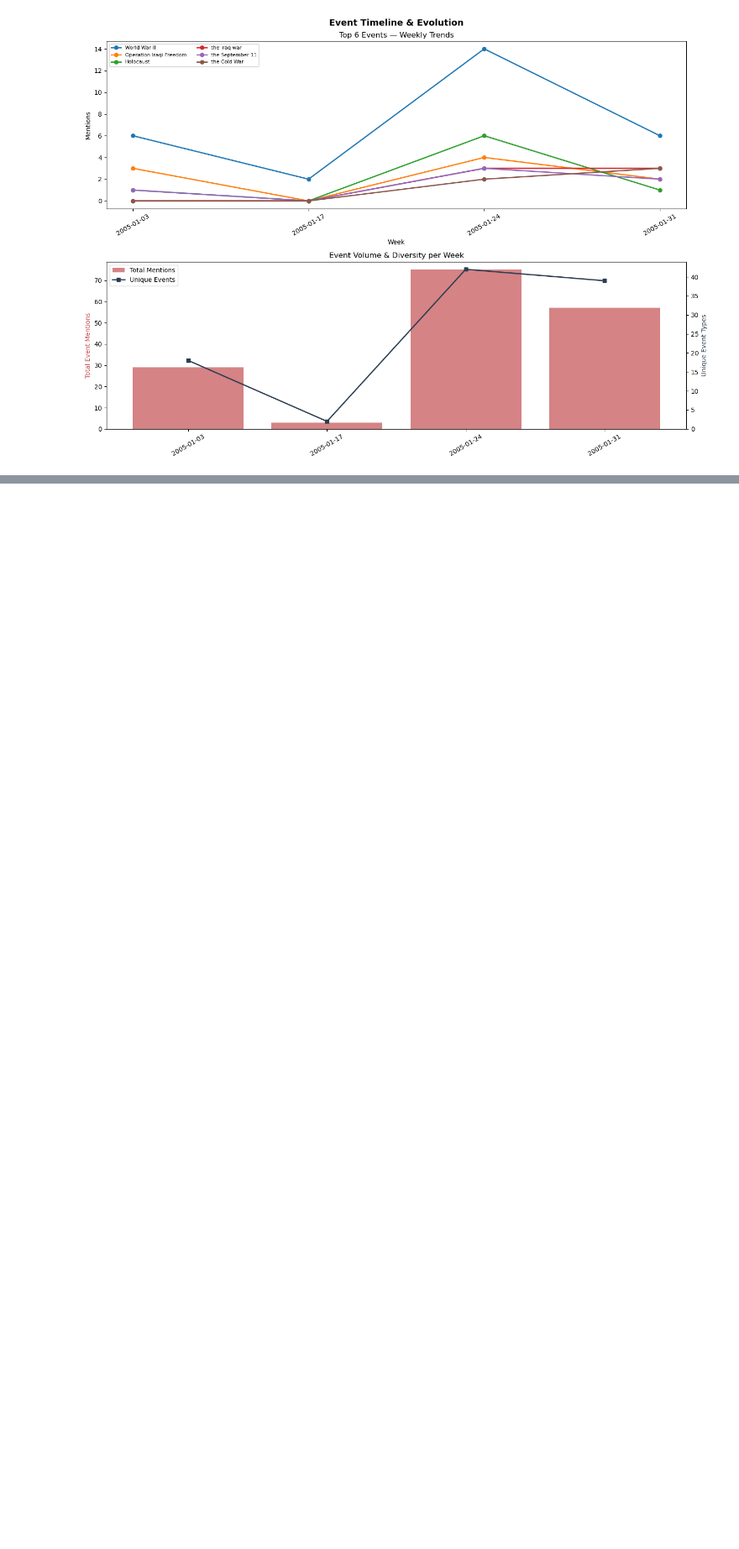
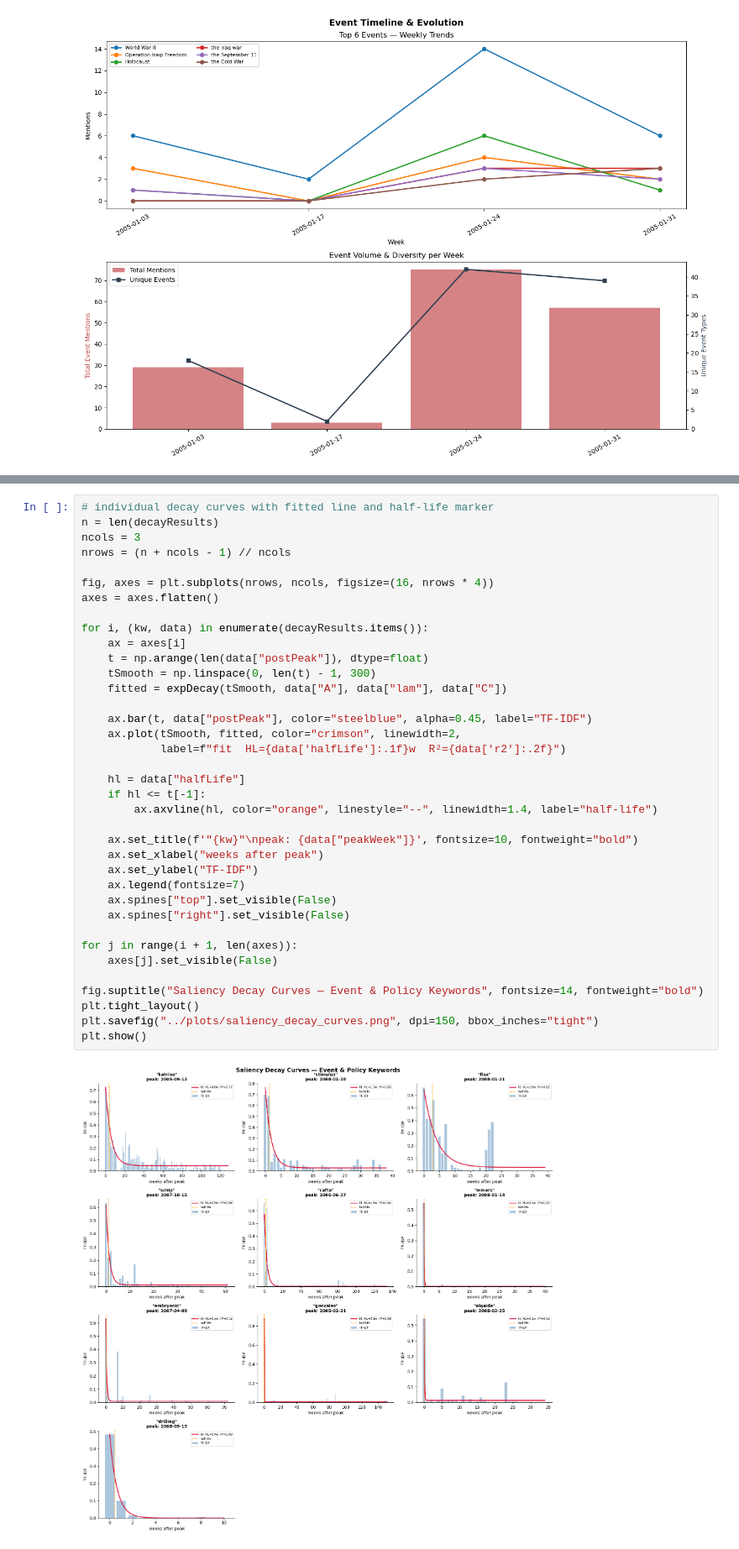
Before and after one commit to macdeath-AA/congressional-records-events-saliency, a Jupyter notebook: code/analysis.ipynb, the cells around one changed output, grey strips where cells are left out. Shown at 84% size. Saved outputs shown, nothing was run; the diff lists cells and outputs as text; blank space fills up the shorter version.

Commit message:
saliency decay

```diff
--- a/code/analysis.ipynb
+++ b/code/analysis.ipynb
@@ -991,0 +1100,39 @@ plt.show()
+# %%
+# individual decay curves with fitted line and half-life marker
+n = len(decayResults)
+ncols = 3
+nrows = (n + ncols - 1) // ncols
+
+fig, axes = plt.subplots(nrows, ncols, figsize=(16, nrows * 4))
+axes = axes.flatten()
+
+for i, (kw, data) in enumerate(decayResults.items()):
+    ax = axes[i]
+    t = np.arange(len(data["postPeak"]), dtype=float)
+    tSmooth = np.linspace(0, len(t) - 1, 300)
+    fitted = expDecay(tSmooth, data["A"], data["lam"], data["C"])
+
+    ax.bar(t, data["postPeak"], color="steelblue", alpha=0.45, label="TF-IDF")
+    ax.plot(tSmooth, fitted, color="crimson", linewidth=2,
+            label=f"fit  HL={data['halfLife']:.1f}w  R²={data['r2']:.2f}")
+
+    hl = data["halfLife"]
+    if hl <= t[-1]:
+        ax.axvline(hl, color="orange", linestyle="--", linewidth=1.4, label="half-life")
+
+    ax.set_title(f'"{kw}"\npeak: {data["peakWeek"]}', fontsize=10, fontweight="bold")
+    ax.set_xlabel("weeks after peak")
+    ax.set_ylabel("TF-IDF")
+    ax.legend(fontsize=7)
+    ax.spines["top"].set_visible(False)
+    ax.spines["right"].set_visible(False)
+
+for j in range(i + 1, len(axes)):
+    axes[j].set_visible(False)
+
+fig.suptitle("Saliency Decay Curves — Event & Policy Keywords", fontsize=14, fontweight="bold")
+plt.tight_layout()
+plt.savefig("../plots/saliency_decay_curves.png", dpi=150, bbox_inches="tight")
+plt.show()
+# %% [output]
+[figure, added]
```
Also changed, not shown: parts of 14 cells of this notebook, 6 other files.
